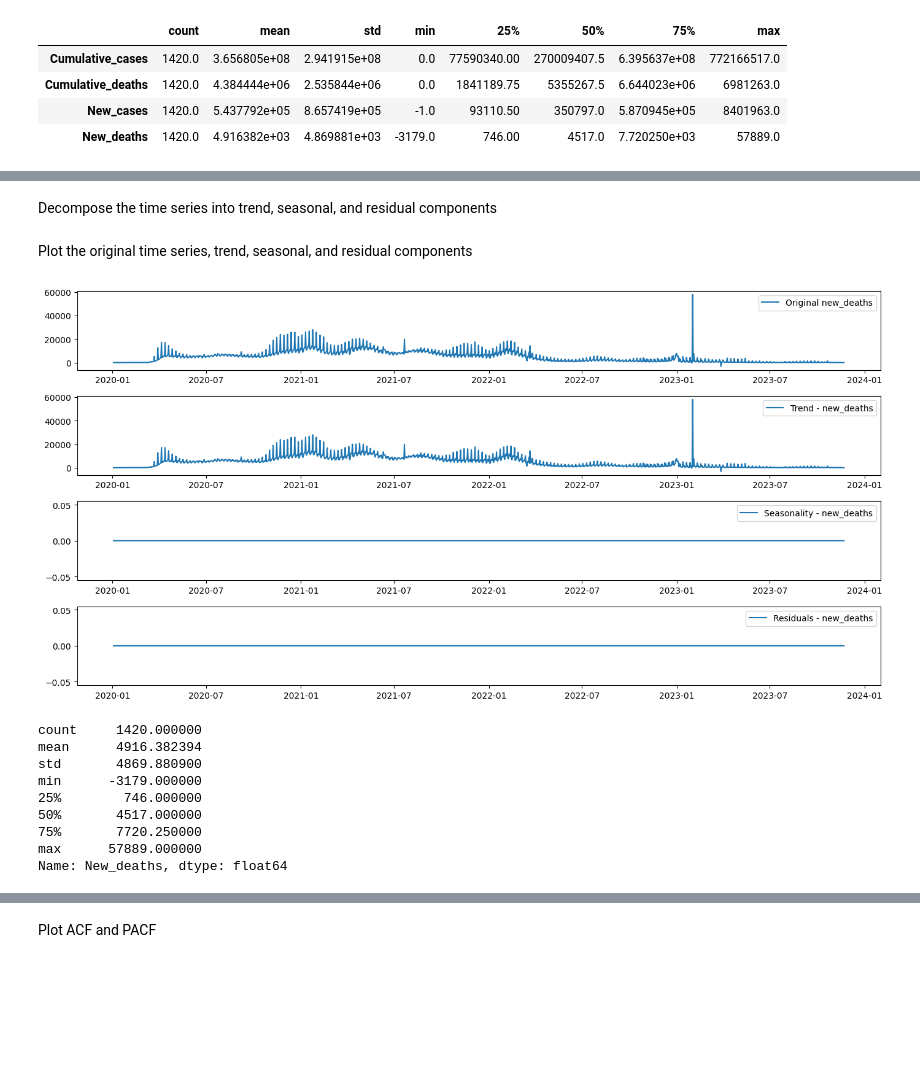
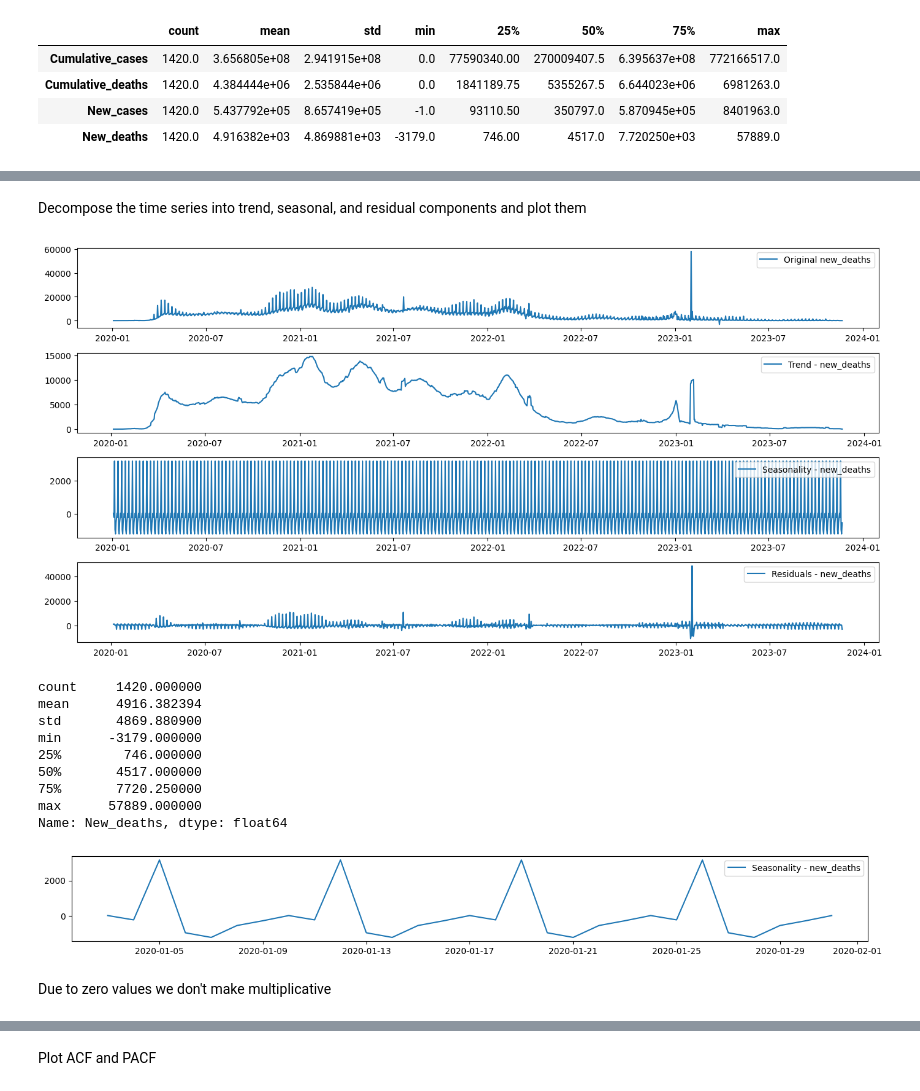
Before and after one commit to samuell07/timeseries-forecasting, a Jupyter notebook: covid_deaths/covid-deaths-eda.ipynb, the cells around one changed output, grey strips where cells are left out. Saved outputs shown, nothing was run; the diff lists cells and outputs as text; code cells hidden in the pictures; blank space fills up the shorter version.

```diff
--- a/covid_deaths/covid-deaths-eda.ipynb
+++ b/covid_deaths/covid-deaths-eda.ipynb
@@ -72,2 +73,2 @@ plt.show()
 # %% [markdown]
-Decompose the time series into trend, seasonal, and residual components
+Decompose the time series into trend, seasonal, and residual components and plot them
@@ -80,31 +75,35 @@ residual = decomposition.resid
-# %% [markdown]
-Plot the original time series, trend, seasonal, and residual components
 # %%
+decomposition = seasonal_decompose(df[target_column], model="aditive")
+
+trend = decomposition.trend
+seasonal = decomposition.seasonal
+residual = decomposition.resid
+
 plt.figure(figsize=(14, 7))
 
 plt.subplot(411)
 plt.plot(df[target_column], label=f"Original new_deaths")
 plt.legend(loc="best")
 
 plt.subplot(412)
 plt.plot(trend, label=f"Trend - new_deaths")
 plt.legend(loc="best")
 
 plt.subplot(413)
 plt.plot(seasonal, label=f"Seasonality - new_deaths")
 plt.legend(loc="best")
 
 plt.subplot(414)
 plt.plot(residual, label=f"Residuals - new_deaths")
 plt.legend(loc="best")
 
 plt.tight_layout()
 plt.show()
 
 # Display summary statistics for the current target_column
 print(df[target_column].describe())
 # %% [output]
-[figure, old version]
+[figure, new version]
 count     1420.000000
 mean      4916.382394
 std       4869.880900
@@ -114,3 +113,17 @@ min      -3179.000000
 75%       7720.250000
 max      57889.000000
 Name: New_deaths, dtype: float64
+# %%
+seasonal_closer = decomposition.seasonal["2020-01": "2020-01"]
+
+plt.figure(figsize=(14, 7))
+plt.subplot(413)
+plt.plot(seasonal_closer, label=f"Seasonality - new_deaths")
+plt.legend(loc="best")
+
+plt.tight_layout()
+plt.show()
+# %% [output]
+[figure, added]
+# %% [markdown]
+Due to zero values we don't make multiplicative
```
Also changed, not shown: parts of 7 cells of this notebook.
